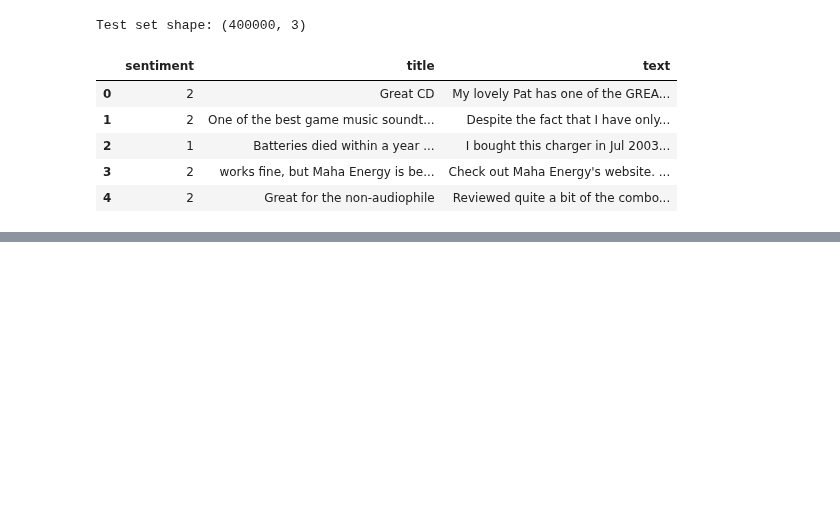
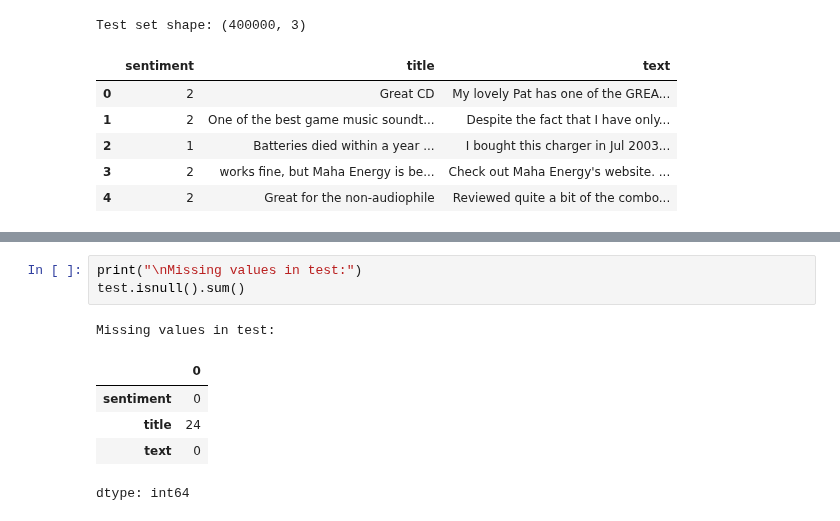
Before and after one commit to sbogde/pandamonium, a Jupyter notebook: dmi_03_amazon_reviews_03.ipynb, the cells around one changed output, grey strips where cells are left out. Cells and saved outputs as stored; diff of their text form; blank space fills up the shorter version.

```diff
--- a/dmi_03_amazon_reviews_03.ipynb
+++ b/dmi_03_amazon_reviews_03.ipynb
@@ -70,0 +101,10 @@ Test set shape: (400000, 3)
+# %%
+print("\nMissing values in test:")
+test.isnull().sum()
+# %% [output]
+Missing values in test:
+|  | 0 |
+| sentiment | 0 |
+| title | 24 |
+| text | 0 |
+dtype: int64
```
Also changed, not shown: parts of 4 cells of this notebook.
